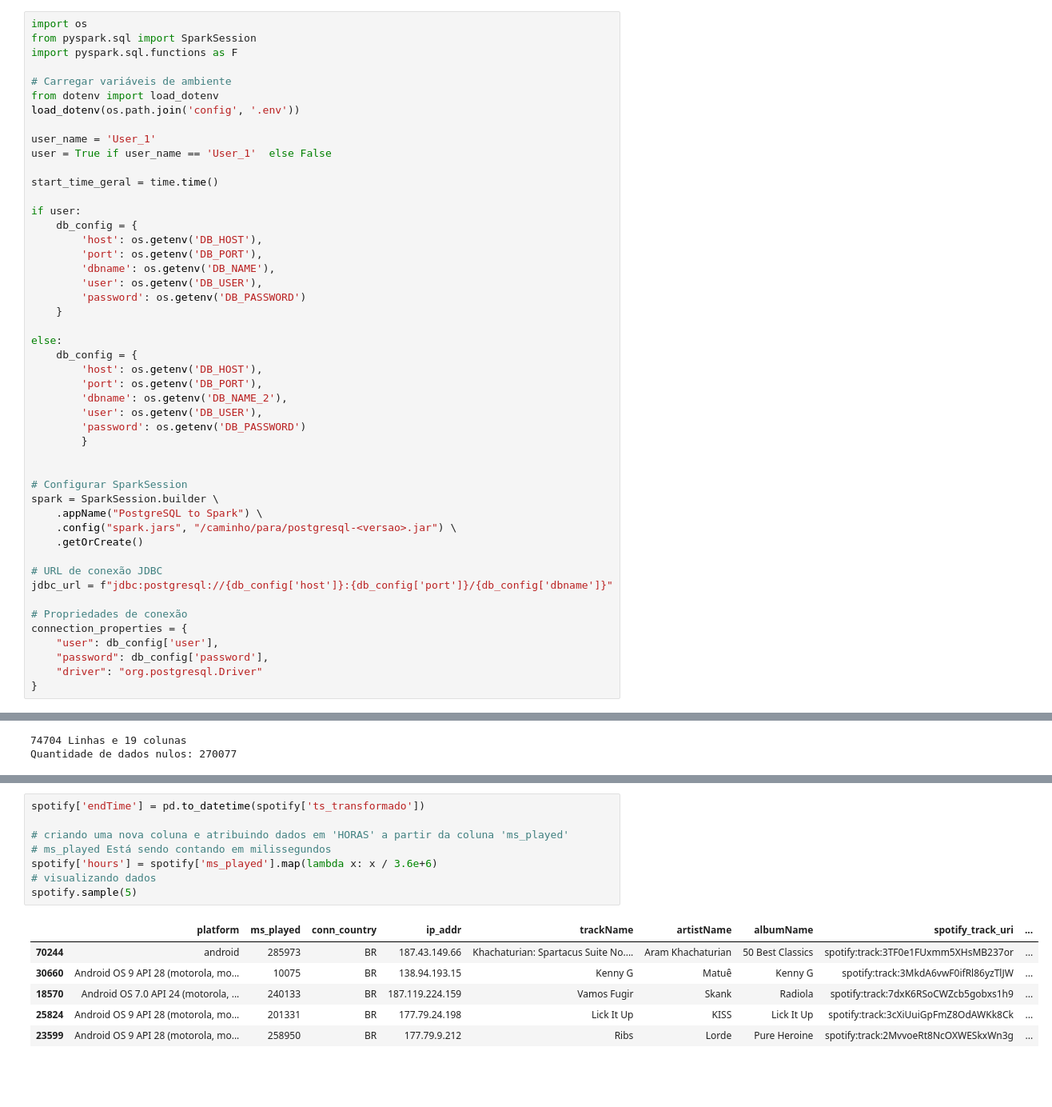
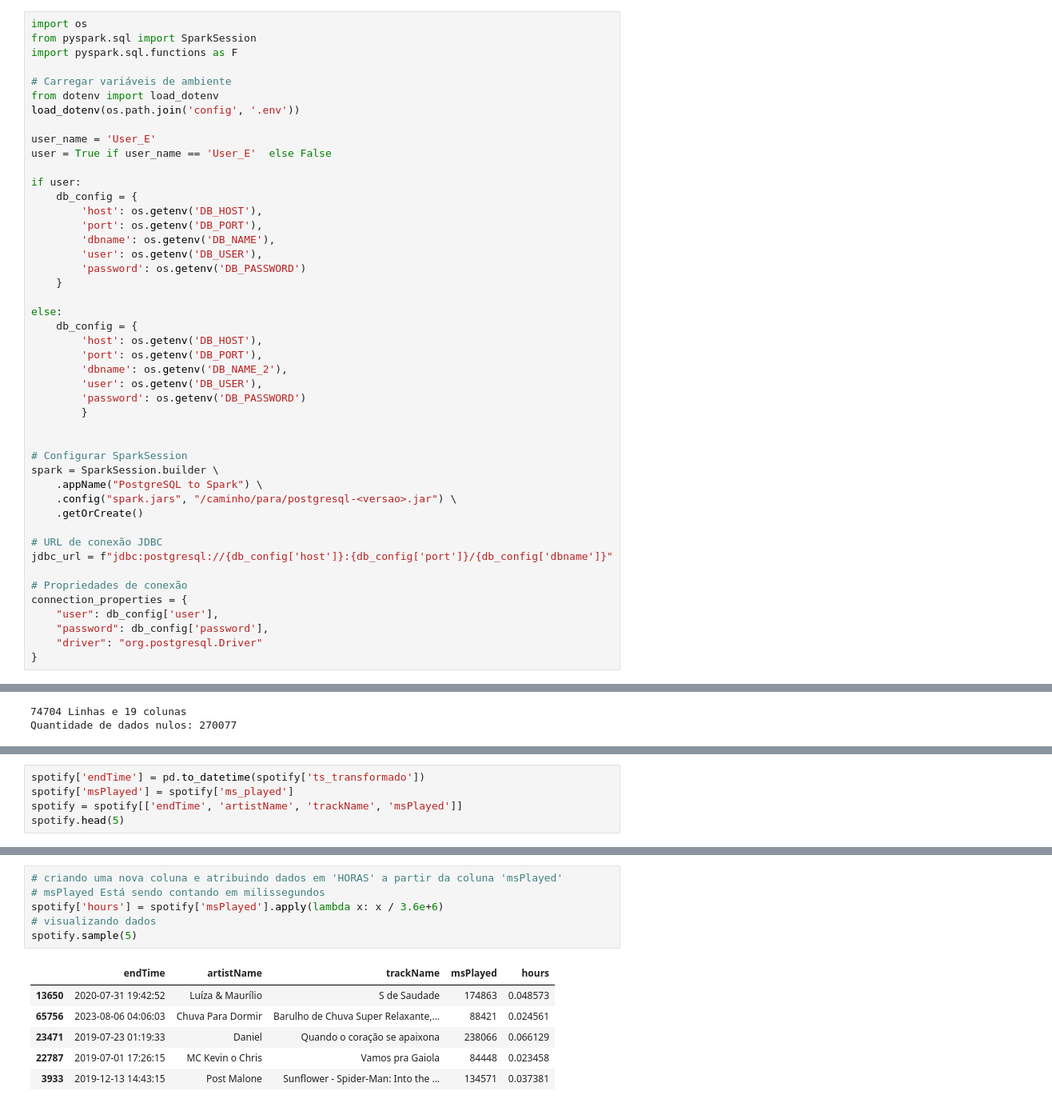
Before and after one commit to espeditoalves/spotify-history, a Jupyter notebook: notebooks/exploration/01_EDA_Spotify_User_1.ipynb, the cells around one changed output, grey strips where cells are left out. Shown at 80% size. Cells and saved outputs as stored; diff of their text form; blank space fills up the shorter version.

```diff
--- a/notebooks/exploration/01_EDA_Spotify_User_1.ipynb
+++ b/notebooks/exploration/01_EDA_Spotify_User_1.ipynb
@@ -87,10 +92,8 @@ import pyspark.sql.functions as F
 from dotenv import load_dotenv
 load_dotenv(os.path.join('config', '.env'))
 
-user_name = 'User_1'
-user = True if user_name == 'User_1'  else False
-
-start_time_geral = time.time()
+user_name = 'User_E'
+user = True if user_name == 'User_E'  else False
 
 if user:
     db_config = {
@@ -289,0 +311,5 @@ dtype: object
+# %%
+spotify['endTime'] = pd.to_datetime(spotify['ts_transformado'])
+spotify['msPlayed'] = spotify['ms_played']
+spotify = spotify[['endTime', 'artistName', 'trackName', 'msPlayed']]
+spotify.head(5)
@@ -309,17 +340,15 @@ dtype: object
 [Retorna ao Índice](#indice)
 ## 5. Verificando quanto tempo de áudio foi escutado.
 # %%
-spotify['endTime'] = pd.to_datetime(spotify['ts_transformado'])
-
-# criando uma nova coluna e atribuindo dados em 'HORAS' a partir da coluna 'ms_played'
-# ms_played Está sendo contando em milissegundos
-spotify['hours'] = spotify['ms_played'].map(lambda x: x / 3.6e+6)
+# criando uma nova coluna e atribuindo dados em 'HORAS' a partir da coluna 'msPlayed'
+# msPlayed Está sendo contando em milissegundos
+spotify['hours'] = spotify['msPlayed'].apply(lambda x: x / 3.6e+6)
 # visualizando dados
 spotify.sample(5)
 # %% [output]
-|  | platform | ms_played | conn_country | ip_addr | trackName | artistName | albumName | spotify_track_uri | ... |
-| 70244 | android | 285973 | BR | 187.43.149.66 | Khachaturian: Spartacus Suite No.... | Aram Khachaturian | 50 Best Classics | spotify:track:3TF0e1FUxmm5XHsMB237or | ... |
-| 30660 | Android OS 9 API 28 (motorola, mo... | 10075 | BR | 138.94.193.15 | Kenny G | Matuê | Kenny G | spotify:track:3MkdA6vwF0ifRl86yzTlJW | ... |
-| 18570 | Android OS 7.0 API 24 (motorola, ... | 240133 | BR | 187.119.224.159 | Vamos Fugir | Skank | Radiola | spotify:track:7dxK6RSoCWZcb5gobxs1h9 | ... |
-| 25824 | Android OS 9 API 28 (motorola, mo... | 201331 | BR | 177.79.24.198 | Lick It Up | KISS | Lick It Up | spotify:track:3cXiUuiGpFmZ8OdAWKk8Ck | ... |
-| 23599 | Android OS 9 API 28 (motorola, mo... | 258950 | BR | 177.79.9.212 | Ribs | Lorde | Pure Heroine | spotify:track:2MvvoeRt8NcOXWESkxWn3g | ... |
+|  | endTime | artistName | trackName | msPlayed | hours |
+| 13650 | 2020-07-31 19:42:52 | Luíza & Maurílio | S de Saudade | 174863 | 0.048573 |
+| 65756 | 2023-08-06 04:06:03 | Chuva Para Dormir | Barulho de Chuva Super Relaxante,... | 88421 | 0.024561 |
+| 23471 | 2019-07-23 01:19:33 | Daniel | Quando o coração se apaixona | 238066 | 0.066129 |
+| 22787 | 2019-07-01 17:26:15 | MC Kevin o Chris | Vamos pra Gaiola | 84448 | 0.023458 |
+| 3933 | 2019-12-13 14:43:15 | Post Malone | Sunflower - Spider-Man: Into the ... | 134571 | 0.037381 |
```
Also changed, not shown: parts of 21 cells of this notebook.
